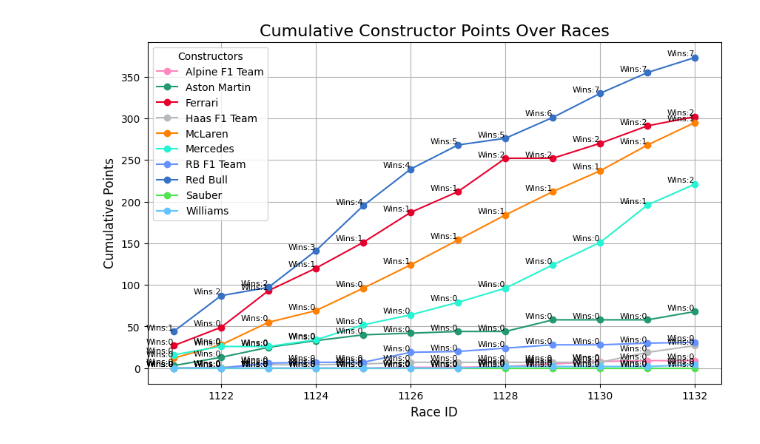
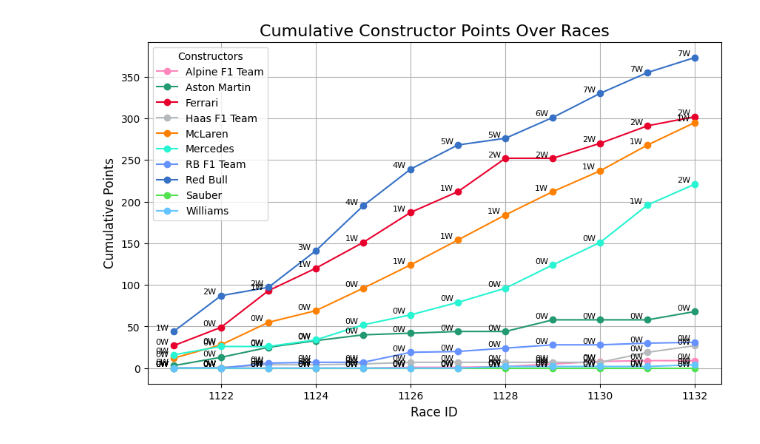
Before and after one commit to 911AstalusAdrian/MS3-FPM, a Jupyter notebook: Experimental Report/predict_championship_standings.ipynb, the cells around one changed output. Saved outputs shown, nothing was run; the diff lists cells and outputs as text; code cells hidden in the pictures.

Commit message:
Small visual changes

```diff
--- a/Experimental Report/predict_championship_standings.ipynb
+++ b/Experimental Report/predict_championship_standings.ipynb
@@ -31,35 +31,35 @@ team_colors = {
     'Sauber': '#52E252',
     'Haas F1 Team': '#B6BABD'
 }
 
 # Plotting cumulative points over races
 plt.figure(figsize=(10, 6))
 for constructor_name, group in constructor_standings_df.groupby('name'):
     plt.plot(
         group['raceId'],
         group['points'],
         marker='o',
         label=constructor_name,
         color=team_colors[constructor_name]
     )
     # Annotating the plot with position and wins
     for i, row in group.iterrows():
         plt.text(
-            row['raceId'],
+            row['raceId'] - 0.1,
             row['points'],
-            f"Wins:{row['wins']}",
+            f"{row['wins']}W",
             fontsize=8,
             ha='right',
             va='bottom'
         )
 
 plt.title("Cumulative Constructor Points Over Races", fontsize=16)
 plt.xlabel("Race ID", fontsize=12)
 plt.ylabel("Cumulative Points", fontsize=12)
 plt.legend(title="Constructors")
 plt.grid()
 plt.show()
 # %% [output]
-[figure, old version]
+[figure, new version]
 # %%
 from statsmodels.tsa.arima.model import ARIMA
```
Also changed, not shown: parts of 1 cell of this notebook.
